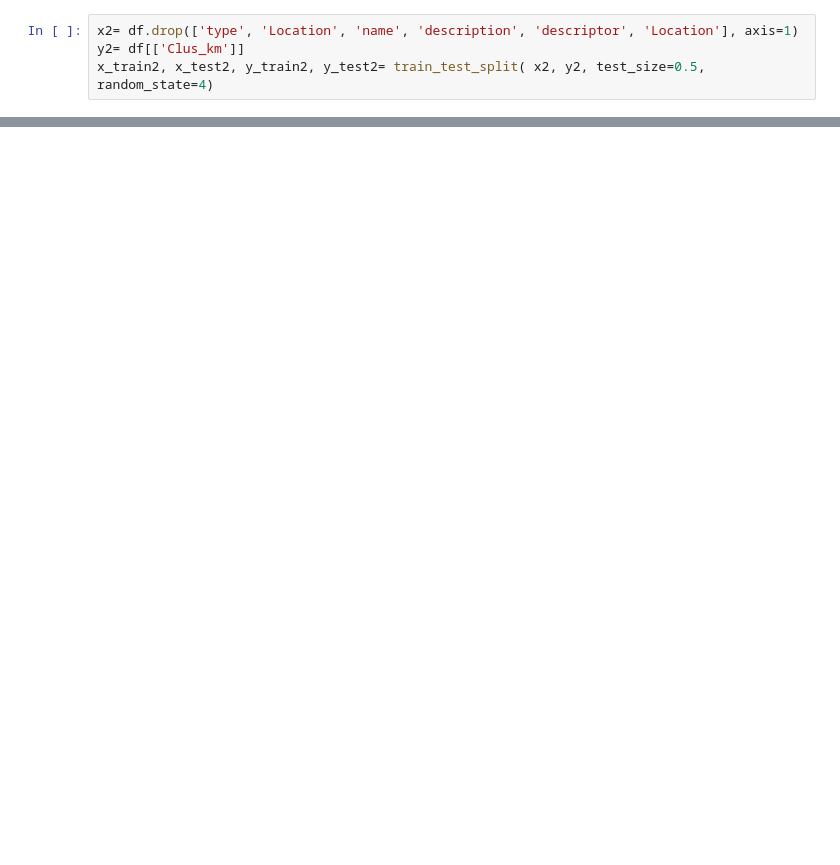
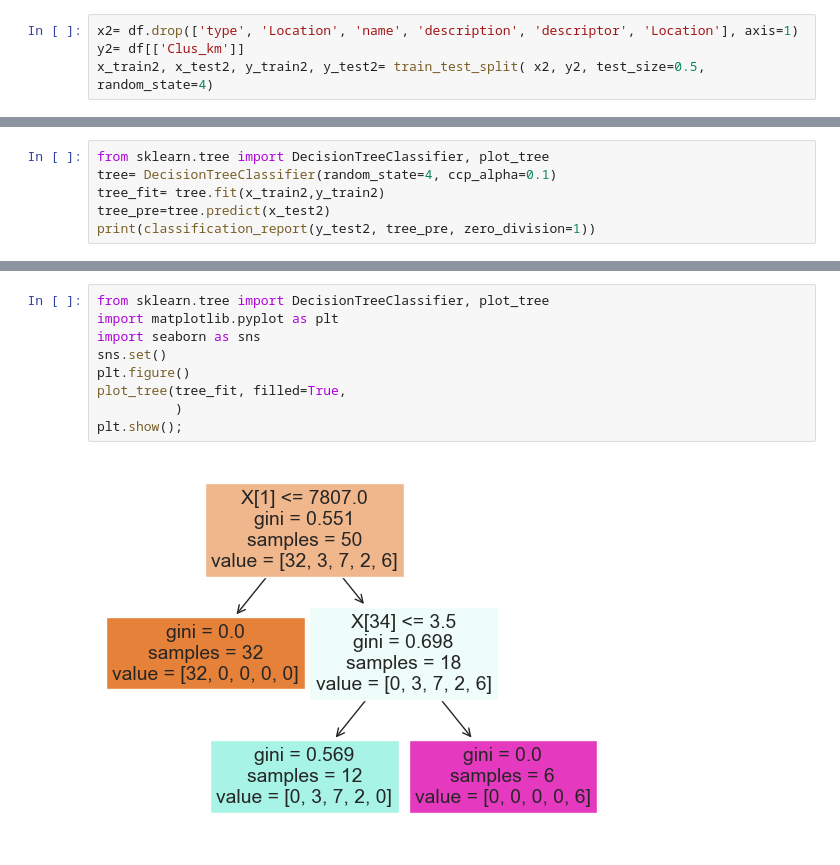
Before and after one commit to Hector1993prog/Cultural_Tourism_Project, a Jupyter notebook: 3. UNSUPERVISED LEARNING METHOD.ipynb, the cells around one changed output, grey strips where cells are left out. Cells and saved outputs as stored; diff of their text form; blank space fills up the shorter version.

```diff
--- a/3. UNSUPERVISED LEARNING METHOD.ipynb
+++ b/3. UNSUPERVISED LEARNING METHOD.ipynb
@@ -327,0 +376,6 @@ weighted avg       0.93      0.92      0.91        50
+# %%
+from sklearn.tree import DecisionTreeClassifier, plot_tree
+tree= DecisionTreeClassifier(random_state=4, ccp_alpha=0.1)
+tree_fit= tree.fit(x_train2,y_train2)
+tree_pre=tree.predict(x_test2)
+print(classification_report(y_test2, tree_pre, zero_division=1))
@@ -327,0 +394,11 @@ weighted avg       0.93      0.92      0.91        50
+# %%
+from sklearn.tree import DecisionTreeClassifier, plot_tree
+import matplotlib.pyplot as plt
+import seaborn as sns
+sns.set()
+plt.figure()
+plot_tree(tree_fit, filled=True,
+          )
+plt.show();
+# %% [output]
+[figure, added]
```
Also changed, not shown: parts of 23 cells of this notebook, 3 other files.
